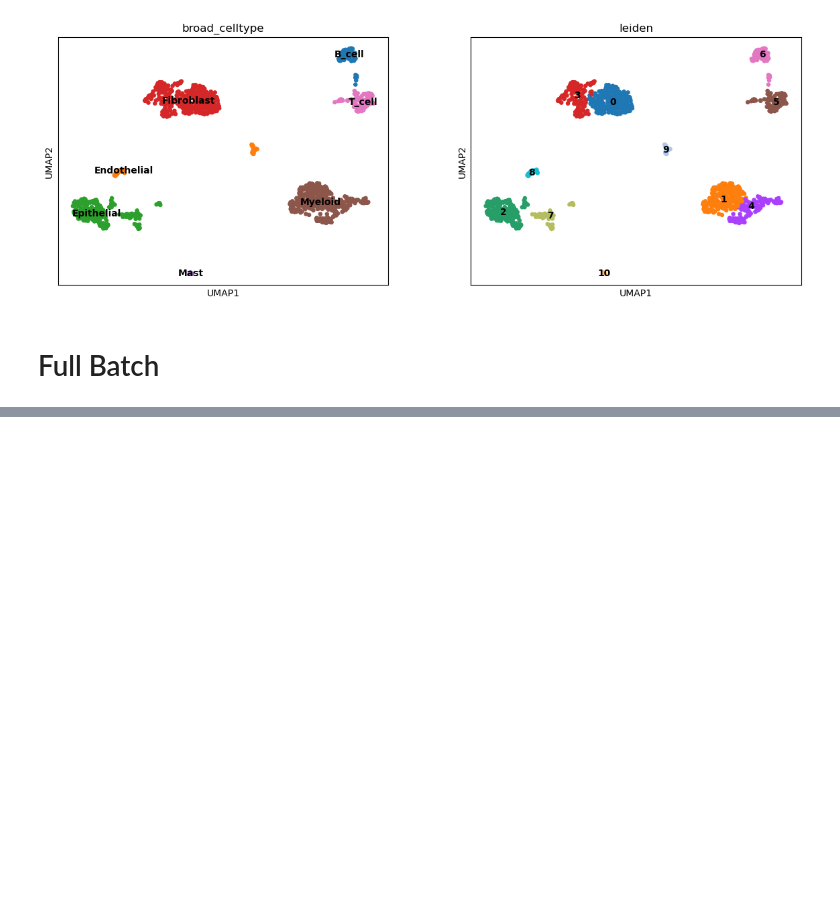
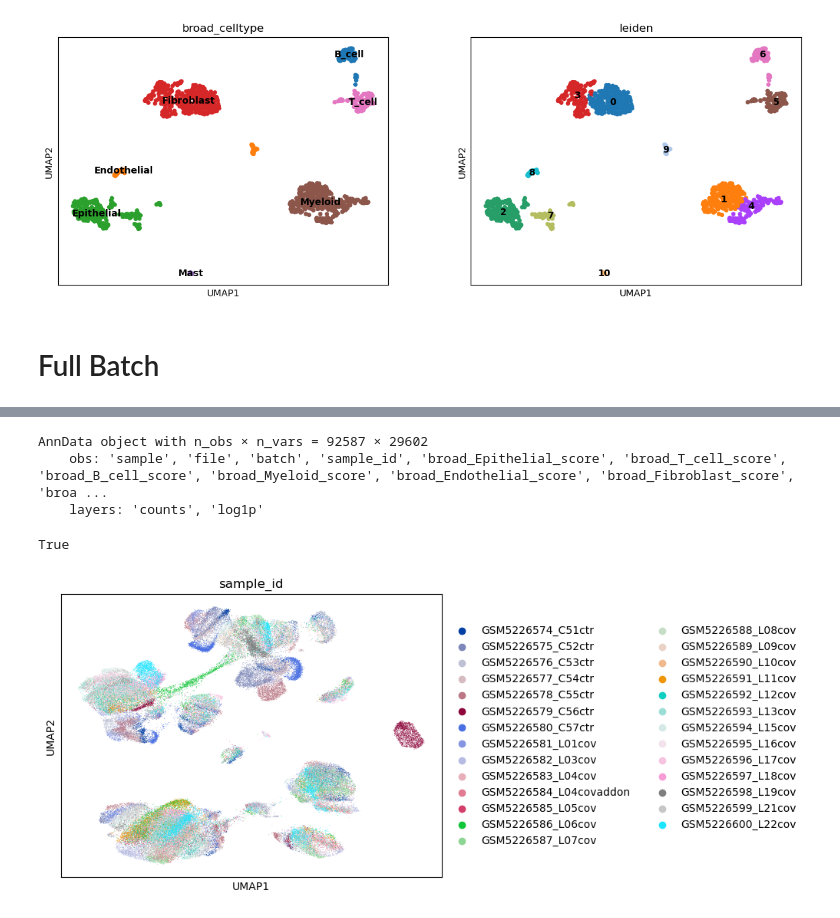
Before and after one commit to Irfanwustl/scRNA-seq-pipeline, a Jupyter notebook: examples/Melms_Nature_2021_v2.ipynb, the cells around one changed output, grey strips where cells are left out. Cells and saved outputs as stored; diff of their text form; code cells hidden in the pictures; blank space fills up the shorter version.

Commit message:
combined

```diff
--- a/examples/Melms_Nature_2021_v2.ipynb
+++ b/examples/Melms_Nature_2021_v2.ipynb
@@ -256,0 +445,17 @@ After doublet removal: (1370, 19457)
+# %%
+from scrna_pipeline.utils.concat_samples import combine_samples, CombineConfig
+
+combined, reports = combine_samples(
+    folder="/Users/alahi.irfan/Desktop/Local_workspace/Data/Melms_Nature_2021/per_sample_processed",
+    cfg=CombineConfig(sample_key="sample_id"),
+)
+# %%
+print(combined)
+# %% [output]
+AnnData object with n_obs × n_vars = 92587 × 29602
+    obs: 'sample', 'file', 'batch', 'sample_id', 'broad_Epithelial_score', 'broad_T_cell_score', 'broad_B_cell_score', 'broad_Myeloid_score', 'broad_Endothelial_score', 'broad_Fibroblast_score', 'broa ...
+    layers: 'counts', 'log1p'
+# %%
+combined.obs_names.is_unique
+# %% [output]
+True
@@ -256,0 +465,8 @@ After doublet removal: (1370, 19457)
+# %%
+sc.pp.pca(combined)
+sc.pp.neighbors(combined)
+sc.tl.umap(combined)
+
+sc.pl.umap(combined, color='sample_id')
+# %% [output]
+[figure, added]
```
Also changed, not shown: parts of 9 cells of this notebook, 2 other files.
